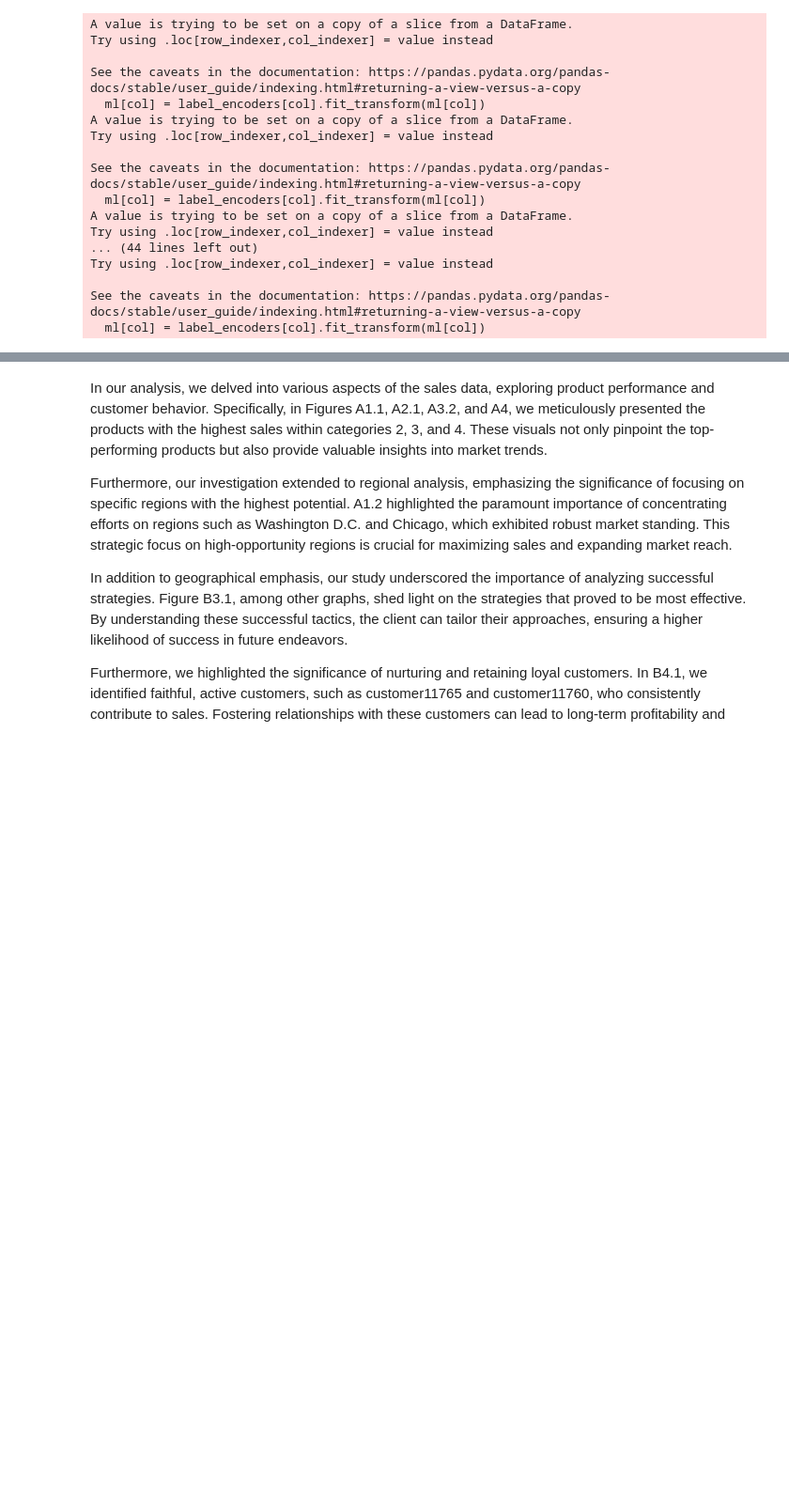
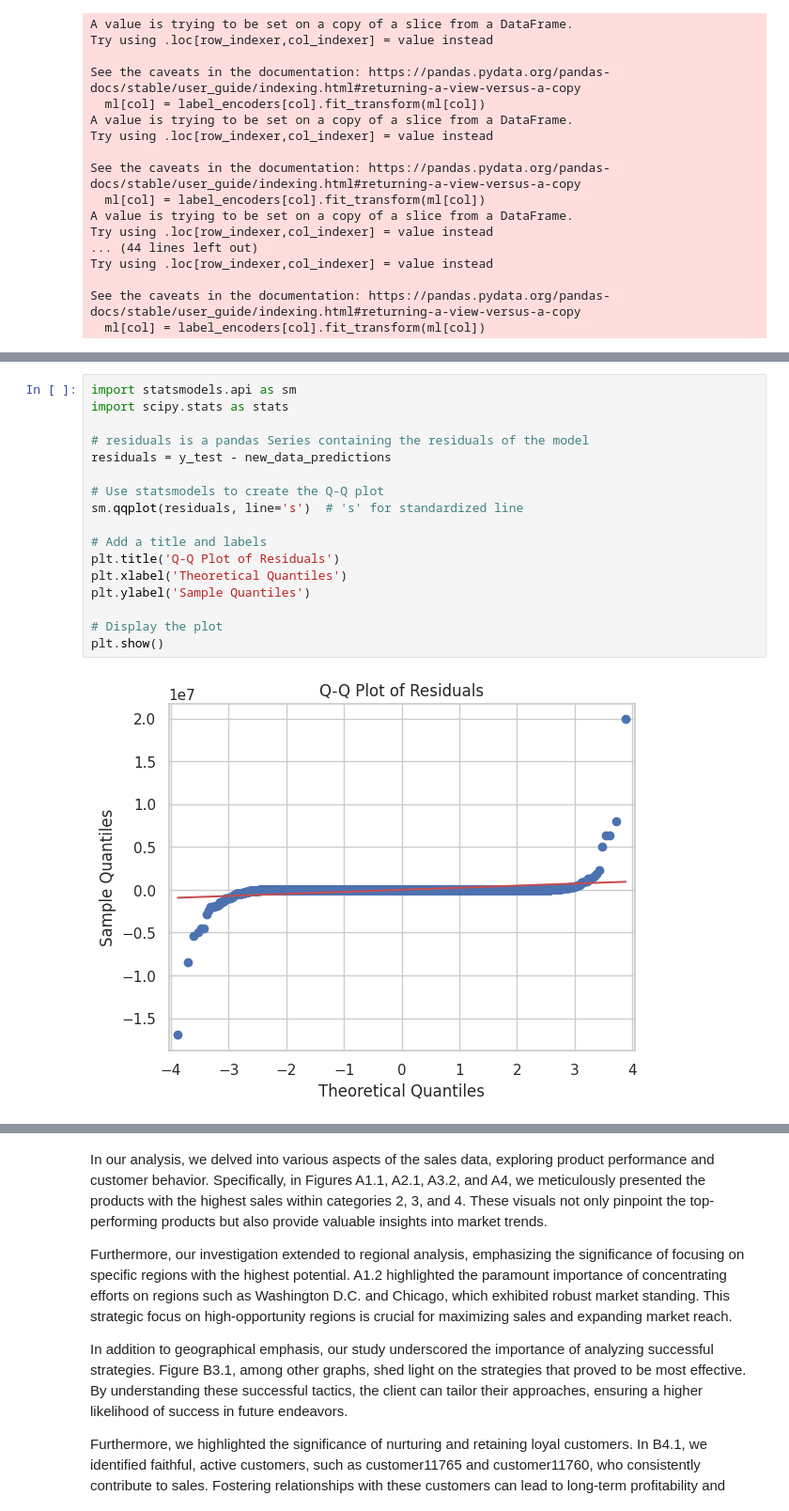
Before and after one commit to koud-dany/Case-Study-report, a Jupyter notebook: Insights_&amp;_Analytic_Case_Study.ipynb, the cells around one changed output, grey strips where cells are left out. Shown at 94% size. Drawn from its saved outputs; the diff is of its cells as text; blank space fills up the shorter version.

```diff
--- a/Insights_&amp;_Analytic_Case_Study.ipynb
+++ b/Insights_&amp;_Analytic_Case_Study.ipynb
@@ -1682,0 +1788,19 @@ plt.show()
+# %%
+import statsmodels.api as sm
+import scipy.stats as stats
+
+# residuals is a pandas Series containing the residuals of the model
+residuals = y_test - new_data_predictions
+
+# Use statsmodels to create the Q-Q plot
+sm.qqplot(residuals, line='s')  # 's' for standardized line
+
+# Add a title and labels
+plt.title('Q-Q Plot of Residuals')
+plt.xlabel('Theoretical Quantiles')
+plt.ylabel('Sample Quantiles')
+
+# Display the plot
+plt.show()
+# %% [output]
+[figure, added]
```
Also changed, not shown: parts of 35 cells of this notebook.
